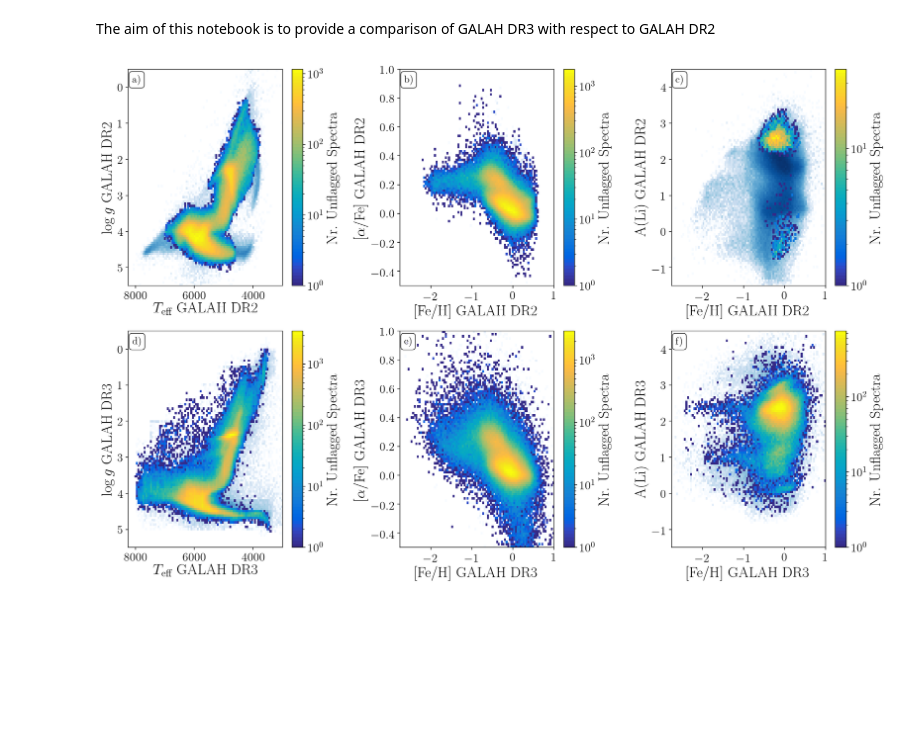
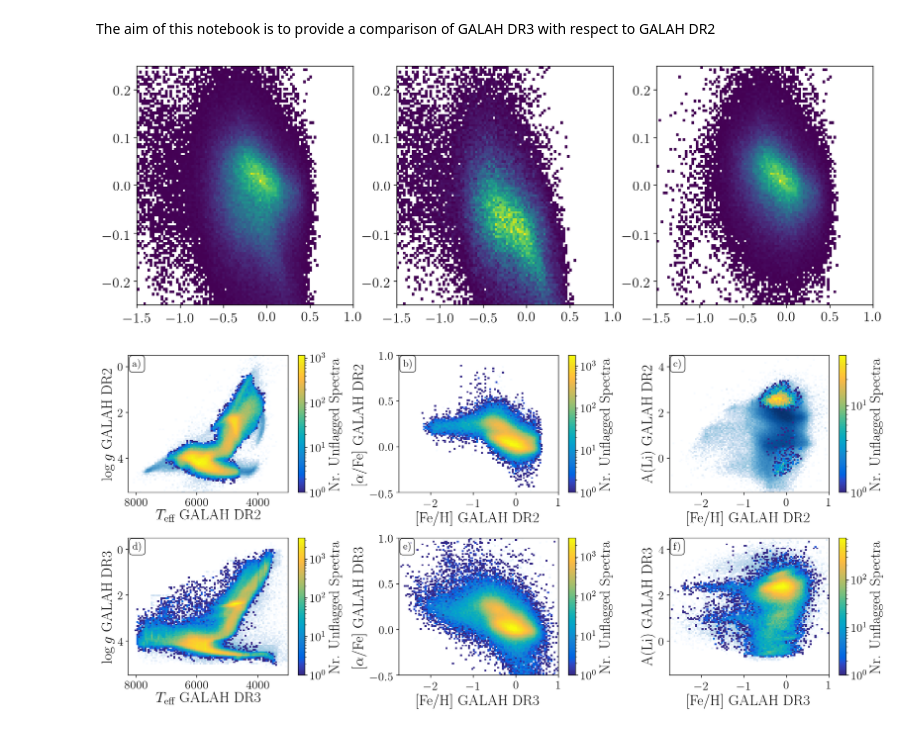
Before and after one commit to svenbuder/GALAH_DR3, a Jupyter notebook: validation/comparisons/comparison_galah_dr2/galah_dr3_comparison_dr2.ipynb, the cells around one changed output. Saved outputs shown, nothing was run; the diff lists cells and outputs as text; code cells hidden in the pictures; blank space fills up the shorter version.

```diff
--- a/validation/comparisons/comparison_galah_dr2/galah_dr3_comparison_dr2.ipynb
+++ b/validation/comparisons/comparison_galah_dr2/galah_dr3_comparison_dr2.ipynb
@@ -147,6 +147,32 @@ df = pandas.merge(pdr3, pdr2, on=['sobject_id','sobject_id'], how='left')
 good_dr3 = (dr3['flag_sp'] == 0)
 good_dr2 = (dr2['flag_cannon'] == 0)
 good_df = (df['flag_sp'] == 0) & (df['flag_cannon'] == 0)
+# %%
+f, (ax1, ax2, ax3) = plt.subplots(1,3,figsize=(15,5))
+
+giants = good_df & (df['teff_x'] < 5500) & (df['logg_x'] < 3.5)
+dwarfs = good_df & ((df['teff_x'] > 5500) | (df['logg_x'] > 3.5))
+
+ax1.hist2d(
+    df['fe_h_y'][good_df],
+    df['fe_h_x'][good_df]-df['fe_h_y'][good_df],
+    bins=(np.linspace(-1.5,1.0,100),np.linspace(-0.25,0.25,100)),
+    cmin=1
+);
+ax2.hist2d(
+    df['fe_h_y'][giants],
+    df['fe_h_x'][giants]-df['fe_h_y'][giants],
+    bins=(np.linspace(-1.5,1.0,100),np.linspace(-0.25,0.25,100)),
+    cmin=1
+);
+ax3.hist2d(
+    df['fe_h_y'][dwarfs],
+    df['fe_h_x'][dwarfs]-df['fe_h_y'][dwarfs],
+    bins=(np.linspace(-1.5,1.0,100),np.linspace(-0.25,0.25,100)),
+    cmin=1
+);
+# %% [output]
+[figure, added]
 # %%
 def plot_tefflogg_fehalphafe_fehali(dr2=dr2, dr3=dr3, use='all'):
     """
@@ -159,7 +185,7 @@ def plot_tefflogg_fehalphafe_fehali(dr2=dr2, dr3=dr3, use='all'):
     f) [Fe/H] vs. A(Li) for GALAH DR3
     """
 
-    fig, gs = plt.subplots(2,3,figsize=(15,10))
+    fig, gs = plt.subplots(2,3,figsize=(15,7))
 
     teff_lim = (3000,8250)
     logg_lim = (-0.5,5.5)
@@ -348,33 +374,32 @@ def plot_tefflogg_fehalphafe_fehali(dr2=dr2, dr3=dr3, use='all'):
     )
 
     dr3_unflagged = (dr3['flag_sp'] == 0) & (dr3['flag_Li_fe']==0)
     p2,x,y,s2 = ax2.hist2d(
         dr3['fe_h'][dr3_unflagged],
         dr3['A_Li'][dr3_unflagged],
         cmap=parula,
         norm=LogNorm(),
         **kwargs_fehali
         )
     ax2.set_xlabel(r'[Fe/H] GALAH DR3')
     ax2.set_ylabel(r'A(Li) GALAH DR3')
     ax2.set_xlim(feh_lim[0],feh_lim[1])
     ax2.set_ylim(li_lim[0],li_lim[1])
     c2 = plt.colorbar(s2, ax=ax2)
     c2.set_label('Nr. Unflagged Spectra')
 
     ax1.text(0.025, 0.975, 'c)', transform=ax1.transAxes, fontsize=14,
             verticalalignment='top', bbox=props)
     ax2.text(0.025, 0.975, 'f)', transform=ax2.transAxes, fontsize=14,
             verticalalignment='top', bbox=props)
 
     plt.tight_layout()
 
     return fig
 
 # Create comparison for all stars
 fig = plot_tefflogg_fehalphafe_fehali()
 fig.savefig('galah_dr3_comparison_dr2.pdf',dpi=200,bbox_inches='tight')
-fig.savefig('../../../release_paper/figures/galah_dr3_comparison_dr2.pdf',dpi=200,bbox_inches='tight')
-fig.savefig('../../../release_paper/figures/galah_dr3_comparison_dr2.png',dpi=200,bbox_inches='tight')
+fig.savefig('../../../dr3_release_paper/figures/galah_dr3_comparison_dr2.png',dpi=200,bbox_inches='tight')
 # %% [output]
-[figure, old version]
+[figure, new version]
```
Also changed, not shown: 11 other files.
